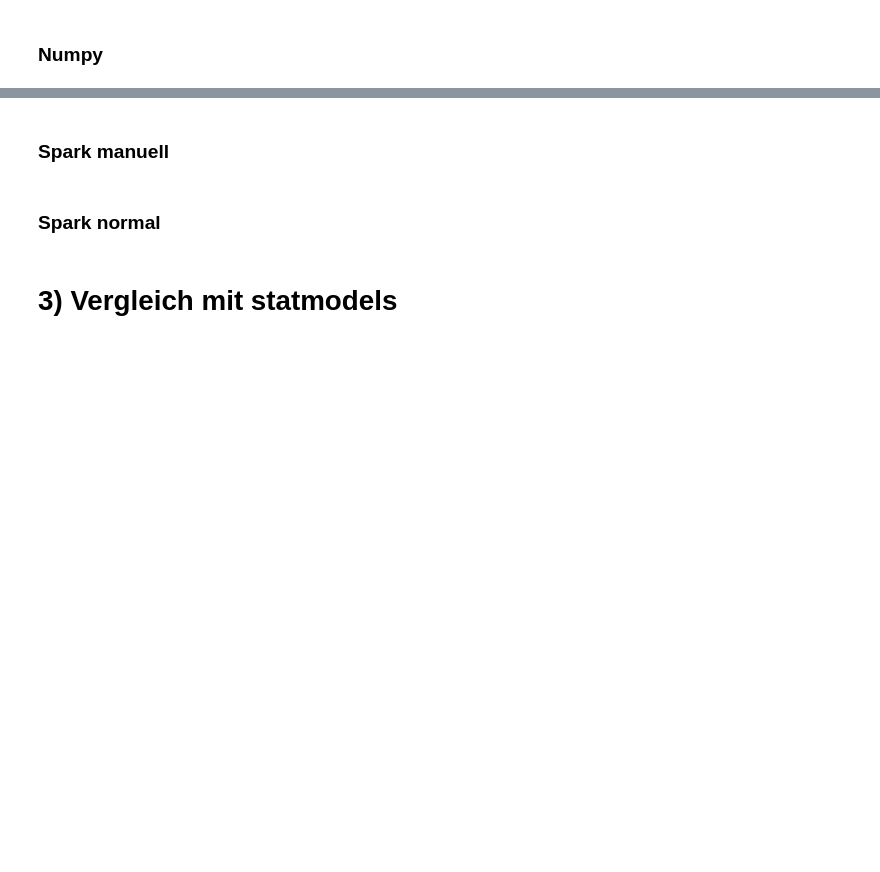
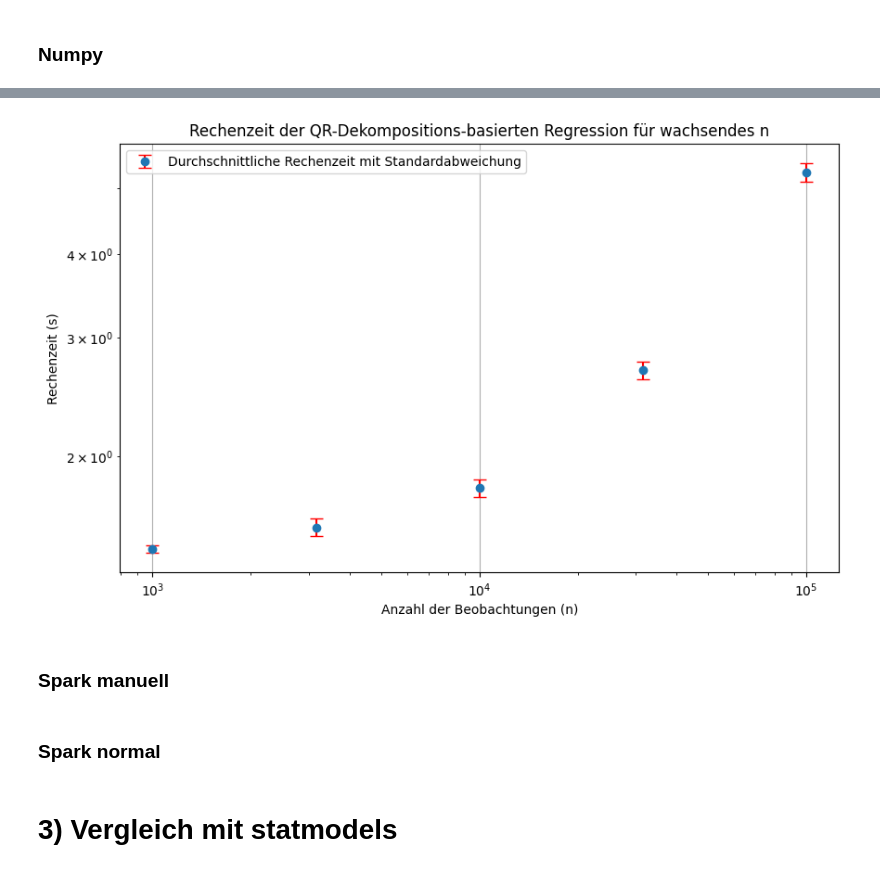
Before and after one commit to dgojny/Datenanalyse-in-BigData, a Jupyter notebook: notebooks/QR_Spark.ipynb, the cells around one changed output, grey strips where cells are left out. Drawn from its saved outputs; the diff is of its cells as text; code cells hidden in the pictures; blank space fills up the shorter version.

```diff
--- a/notebooks/QR_Spark.ipynb
+++ b/notebooks/QR_Spark.ipynb
@@ -525,4 +1102,0 @@ results_point
-# %%
-n_features = 7
-beta_true = np.random.randn(n_features + 1)  # +1 for intercept
-results_range = run_benchmark_range(max_n=1000, p=n_features, beta_true=beta_true, step_size=100000)
@@ -593,7 +1209,7 @@ print(result_df)
 # %%
 def plot_benchmark_results(n_values, avg_times, std_times):
     """
-    Plots benchmark results as error bars without connecting lines.
+    Plots benchmark results as error bars.
 
     Parameters:
     n_values (list): List of sample sizes (number of observations).
@@ -616,6 +1258,7 @@ def plot_benchmark_results(n_values, avg_times, std_times):
 # %%
-
-plot_benchmark_results(n_values, avg_times, std_times)
+plot_benchmark_results(results_range["n_samples"], results_range["mean_time"], results_range["std_time"])
+# %% [output]
+[figure, added]
 # %% [markdown]
 ### Spark manuell
 # %% [markdown]
```
Also changed, not shown: parts of 48 cells of this notebook.
